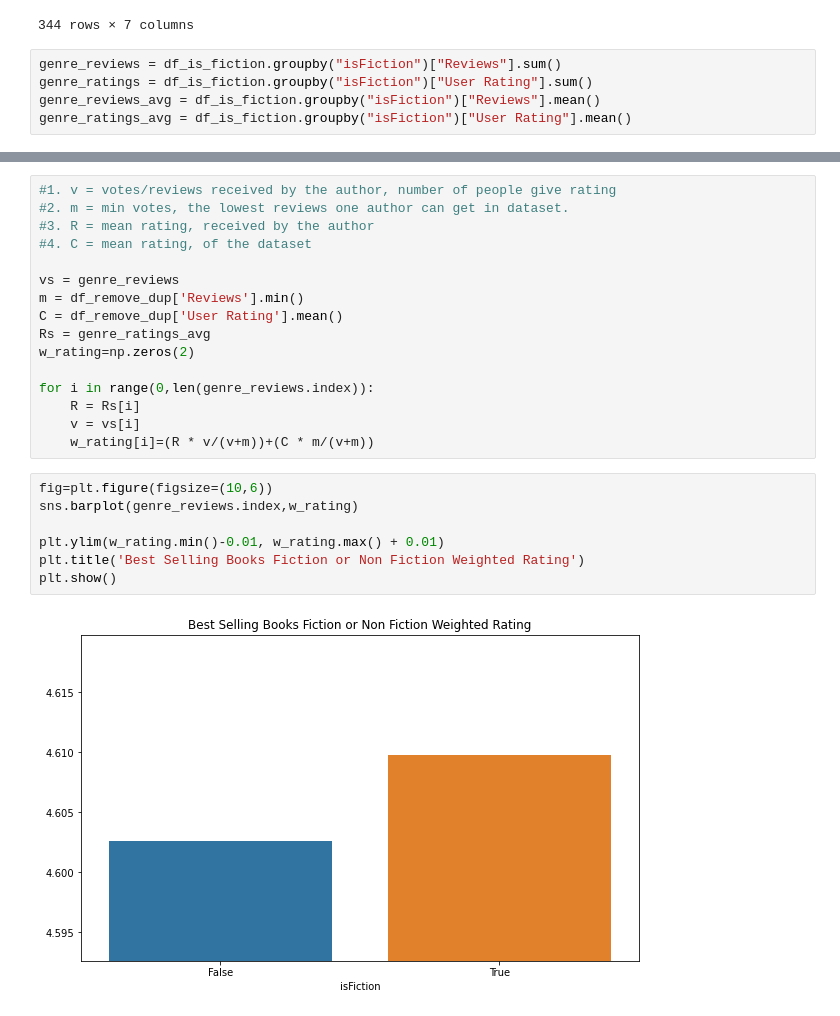
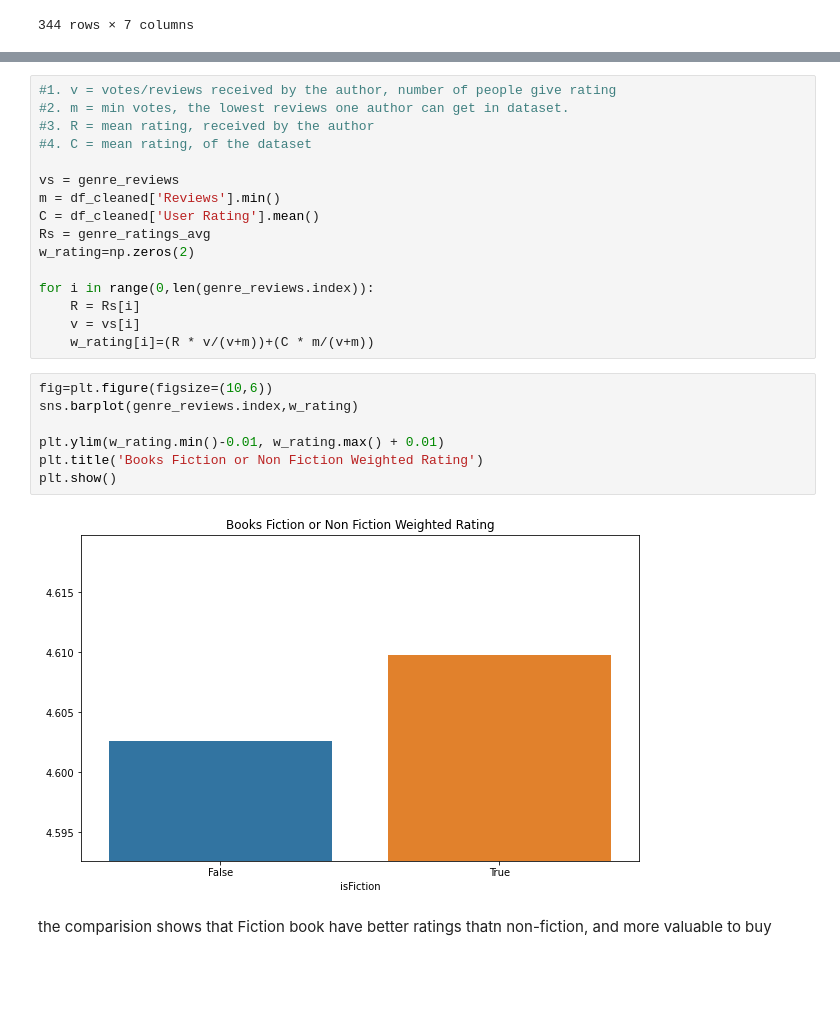
Before and after one commit to guandai/amazon_best_sell_books, a Jupyter notebook: amazon-2009-2019-best-selling-book.ipynb, the cells around one changed output, grey strips where cells are left out. Cells and saved outputs as stored; diff of their text form; blank space fills up the shorter version.

```diff
--- a/amazon-2009-2019-best-selling-book.ipynb
+++ b/amazon-2009-2019-best-selling-book.ipynb
@@ -384,8 +379,3 @@ df_is_fiction
 | 545 | Wrecking Ball (Diary of a Wimpy K... | Jeff Kinney | 4.9 | 9413 | 8 | 2019 | True |
 | 549 | You Are a Badass: How to Stop Dou... | Jen Sincero | 4.7 | 14331 | 8 | 2019 | False |
 344 rows × 7 columns
-# %%
-genre_reviews = df_is_fiction.groupby("isFiction")["Reviews"].sum()
-genre_ratings = df_is_fiction.groupby("isFiction")["User Rating"].sum()
-genre_reviews_avg = df_is_fiction.groupby("isFiction")["Reviews"].mean()
-genre_ratings_avg = df_is_fiction.groupby("isFiction")["User Rating"].mean()
@@ -407,8 +386,8 @@ review_and_rating
 #4. C = mean rating, of the dataset
 
 vs = genre_reviews
-m = df_remove_dup['Reviews'].min()
-C = df_remove_dup['User Rating'].mean()
+m = df_cleaned['Reviews'].min()
+C = df_cleaned['User Rating'].mean()
 Rs = genre_ratings_avg
 w_rating=np.zeros(2)
 
@@ -419,9 +398,11 @@ for i in range(0,len(genre_reviews.index)):
 # %%
 fig=plt.figure(figsize=(10,6))
 sns.barplot(genre_reviews.index,w_rating)
 
 plt.ylim(w_rating.min()-0.01, w_rating.max() + 0.01)
-plt.title('Best Selling Books Fiction or Non Fiction Weighted Rating')
+plt.title('Books Fiction or Non Fiction Weighted Rating')
 plt.show()
 # %% [output]
-[figure, old version]
+[figure, new version]
+# %% [markdown]
+the comparision shows that Fiction book have better ratings thatn non-fiction, and more valuable to buy
```
Also changed, not shown: parts of 8 cells of this notebook.
